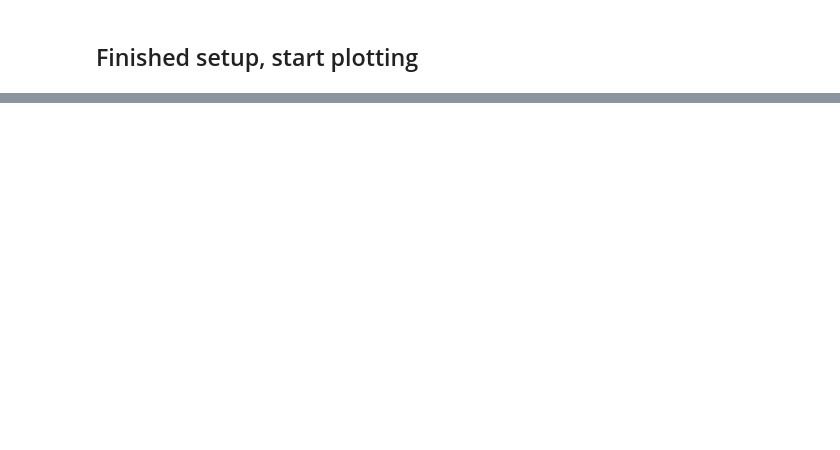
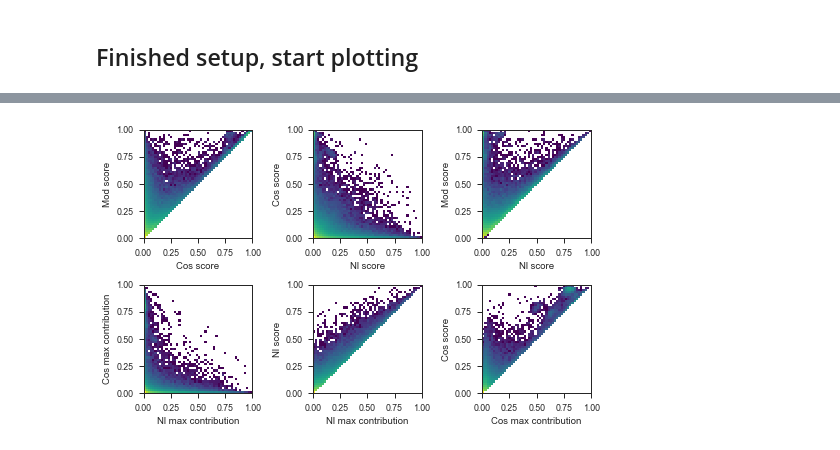
Before and after one commit to bittremieux/cosine_neutral_loss, a Jupyter notebook: notebooks/plots.ipynb, the cells around one changed output, grey strips where cells are left out. Saved outputs shown, nothing was run; the diff lists cells and outputs as text; code cells hidden in the pictures; blank space fills up the shorter version.

```diff
--- a/notebooks/plots.ipynb
+++ b/notebooks/plots.ipynb
@@ -70,0 +76,51 @@ plt.close()
+# %%
+plots = [
+        ["cos_score", "mod_score"],
+        ["nl_score", "cos_score"],
+        ["nl_score", "mod_score"],
+        ["nl_max_contribution", "cos_max_contribution"],
+        ["nl_max_contribution", "nl_score"],
+        ["cos_max_contribution", "cos_score"]
+    ]
+
+fig, axes = plt.subplots(2, 3, figsize=(7.2, 7.2 / 1.618))
+
+bins = 50
+tick_locators = mticker.FixedLocator(np.arange(0, bins + 1, bins / 4))
+tick_labels = np.asarray([f"{a:.2f}" for a in np.arange(0, 1.01, 0.25)])
+
+for i, ax in enumerate(axes.flatten()):
+    (xlabel, ylabel) = plots[i]
+    hist, _, _ = np.histogram2d(
+        similarities[xlabel],
+        similarities[ylabel],
+        bins=bins,
+        range=[[0, 1], [0, 1]],
+    )
+    heatmap = sns.heatmap(
+        np.rot90(hist),
+        cmap="viridis",
+        cbar=False,
+        square=True,
+        xticklabels=False,
+        yticklabels=False,
+        ax=ax,
+        norm=LogNorm(),
+    )
+    ax.yaxis.set_major_locator(tick_locators)
+    ax.set_yticklabels(tick_labels[::-1])
+    ax.xaxis.set_major_locator(tick_locators)
+    ax.set_xticklabels(tick_labels)
+    for _, spine in heatmap.spines.items():
+        spine.set_visible(True)
+    ax.set_xlabel(xlabel.replace("_", " ").capitalize())
+    ax.set_ylabel(ylabel.replace("_", " ").capitalize())
+
+
+plt.tight_layout()
+
+plt.savefig("results/img/score_contributions_{}.png".format(analysis_id), dpi=300, bbox_inches="tight")
+plt.show()
+plt.close()
+# %% [output]
+[figure, added]
```
Also changed, not shown: parts of 9 cells of this notebook, 3 other files.
